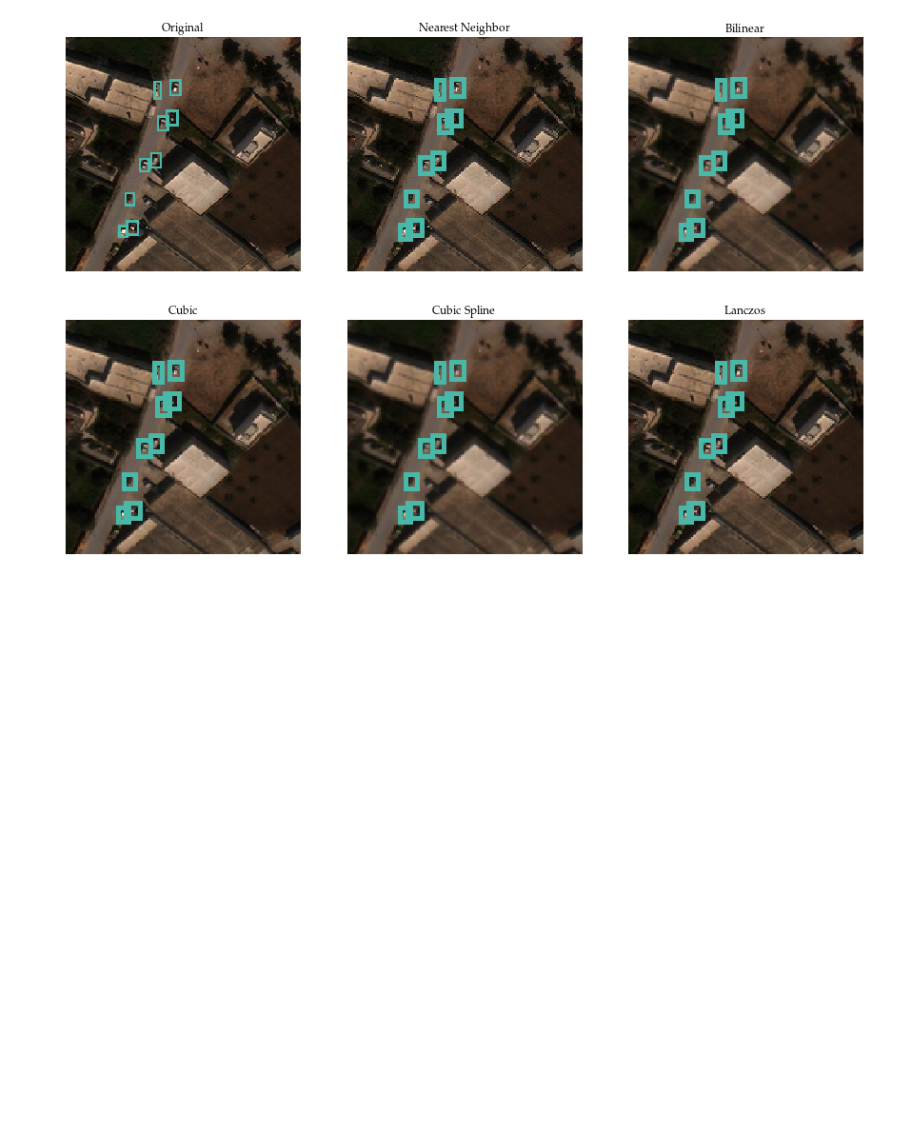
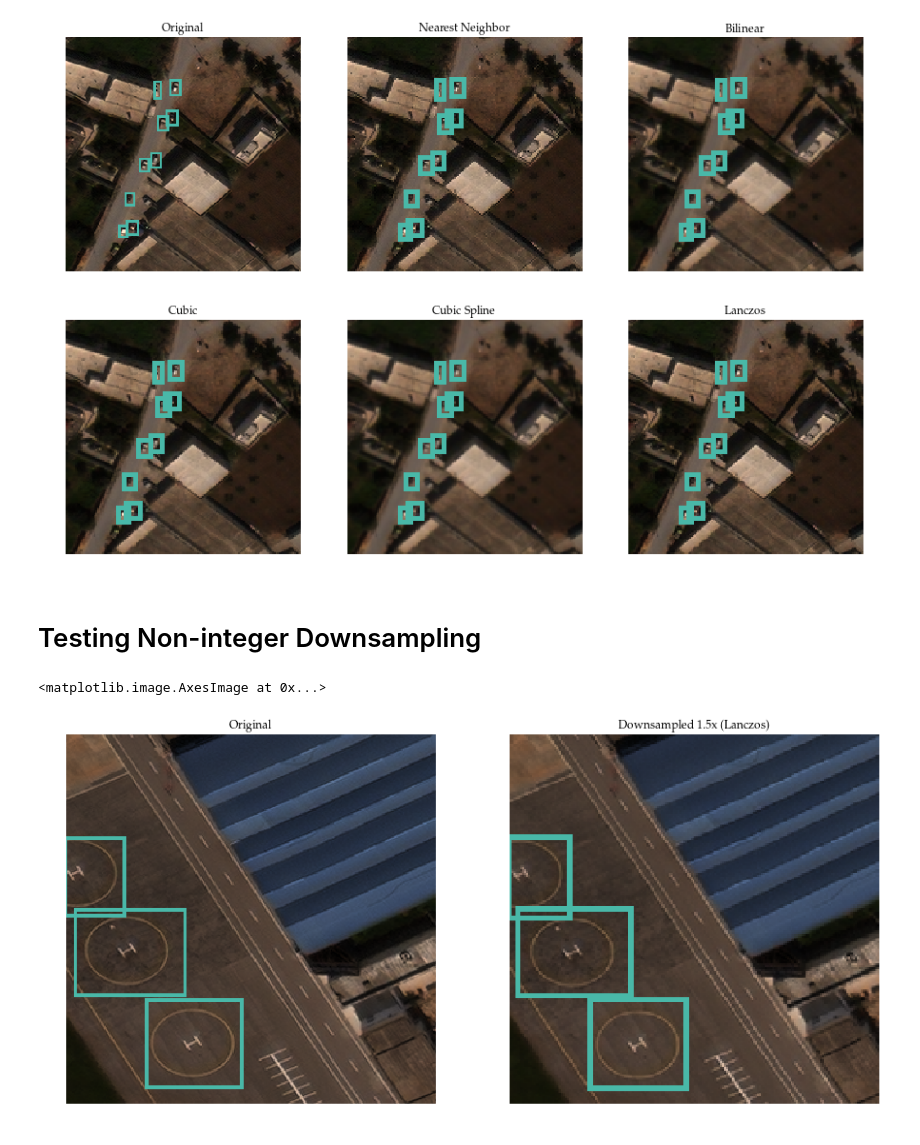
Before and after one commit to heidimhurst/dissertation, a Jupyter notebook: downsample_labling.ipynb, the cells around one changed output. Saved outputs shown, nothing was run; the diff lists cells and outputs as text; code cells hidden in the pictures; blank space fills up the shorter version.

Commit message:
modifications to support float downsizing of images and jsons

```diff
--- a/downsample_labling.ipynb
+++ b/downsample_labling.ipynb
@@ -111,3 +111,29 @@ for i in range(len(images)):
                           label_path = path_to_data + half_car_truth))
 # %% [output]
 [figure]
+# %% [markdown]
+# Testing Non-integer Downsampling
+# %%
+label_path1 = '/Users/heidihurst/Documents/UK/ucl-gis/dissertation/runs/t8_84_1.5.geojson'
+label_path2 = '/Users/heidihurst/Documents/UK/ucl-gis/dissertation/runs/t8_84_1.geojson'
+data_path = '/Users/heidihurst/Desktop/test/'
+
+# Create Plots
+labelled = plot_boxes(chip_name = '88.tif', modified_chip_name = '88.tif', chip_shape = 300,
+                     path_to_data=data_path, label_path = label_path2, ind = 98)
+
+labelled_2 = plot_boxes(chip_name = '88.tif', modified_chip_name = "88_1.5.tif", chip_shape = 200,
+                       path_to_data=data_path, label_path = label_path1, ind=98)
+# %%
+plt.figure(figsize=(15,15))
+plt.subplot(121)
+plt.axis('off')
+plt.title('Original')
+plt.imshow(labelled)
+plt.subplot(122)
+plt.axis('off')
+plt.title('Downsampled 1.5x (Lanczos)')
+plt.imshow(labelled_2)
+# %% [output]
+<matplotlib.image.AxesImage at 0x...>
+[figure, added]
```
Also changed, not shown: 2 other files.
